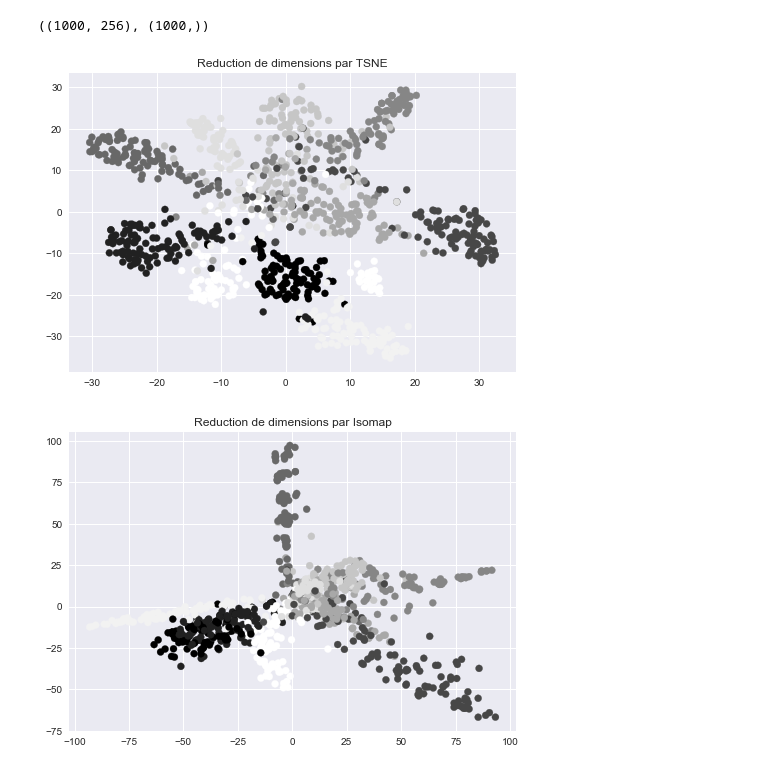
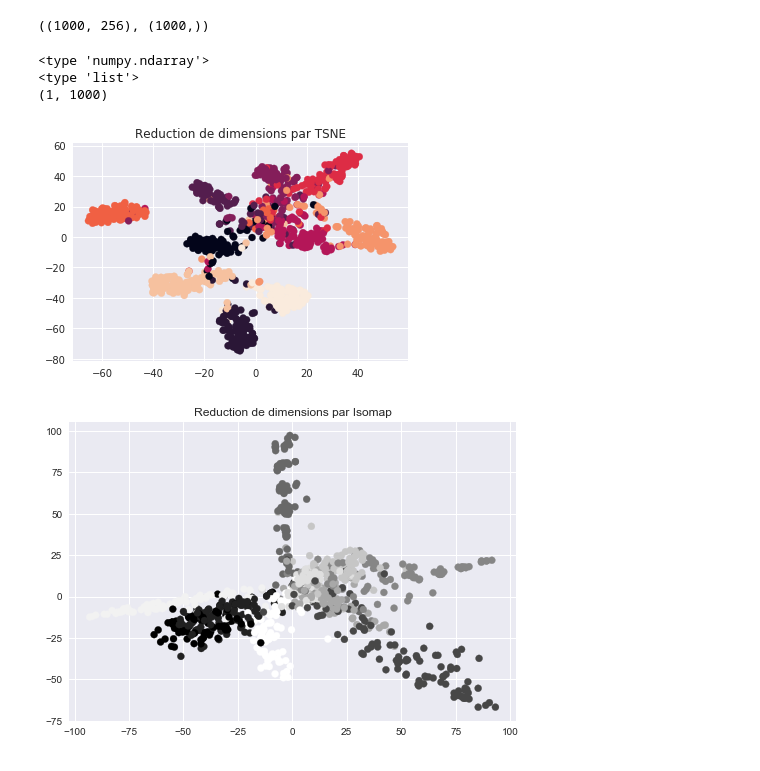
Before and after one commit to kenkob09/CameraProject, a Jupyter notebook: README.ipynb, the cells around one changed output. Cells and saved outputs as stored; diff of their text form; code cells hidden in the pictures.

```diff
--- a/README.ipynb
+++ b/README.ipynb
@@ -84,16 +84,22 @@ var_iso = Isomap(n_components=2).fit(x_tr).fit_transform(x_tr)
 # %%
 import matplotlib.pyplot as plt
 from sklearn import preprocessing
 
 le = preprocessing.LabelEncoder()
 le.fit(y_tr)
 y = le.transform(y_tr)
+print(type(y))
+print(type([y]))
+print(np.shape([y]))
 plt.figure()
-plt.scatter(var_tsne[:,0], var_tsne[:,1], c=[y])
+plt.scatter(var_tsne[:,0], var_tsne[:,1], c=np.array(y))
 plt.title('Reduction de dimensions par TSNE')
 plt.show()
 # %% [output]
+<type 'numpy.ndarray'>
+<type 'list'>
+(1, 1000)
-[figure, old version]
+[figure, new version]
 # %%
 import matplotlib.pyplot as plt
 from sklearn import preprocessing
```
Also changed, not shown: 11 other files.
